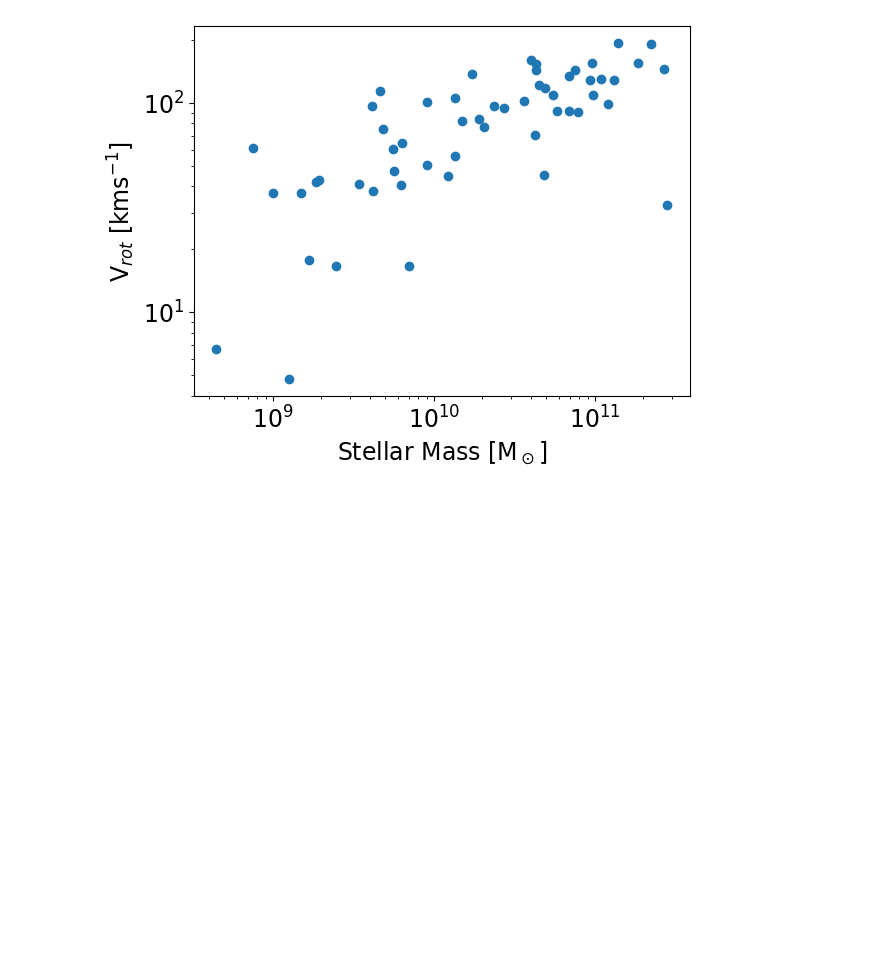
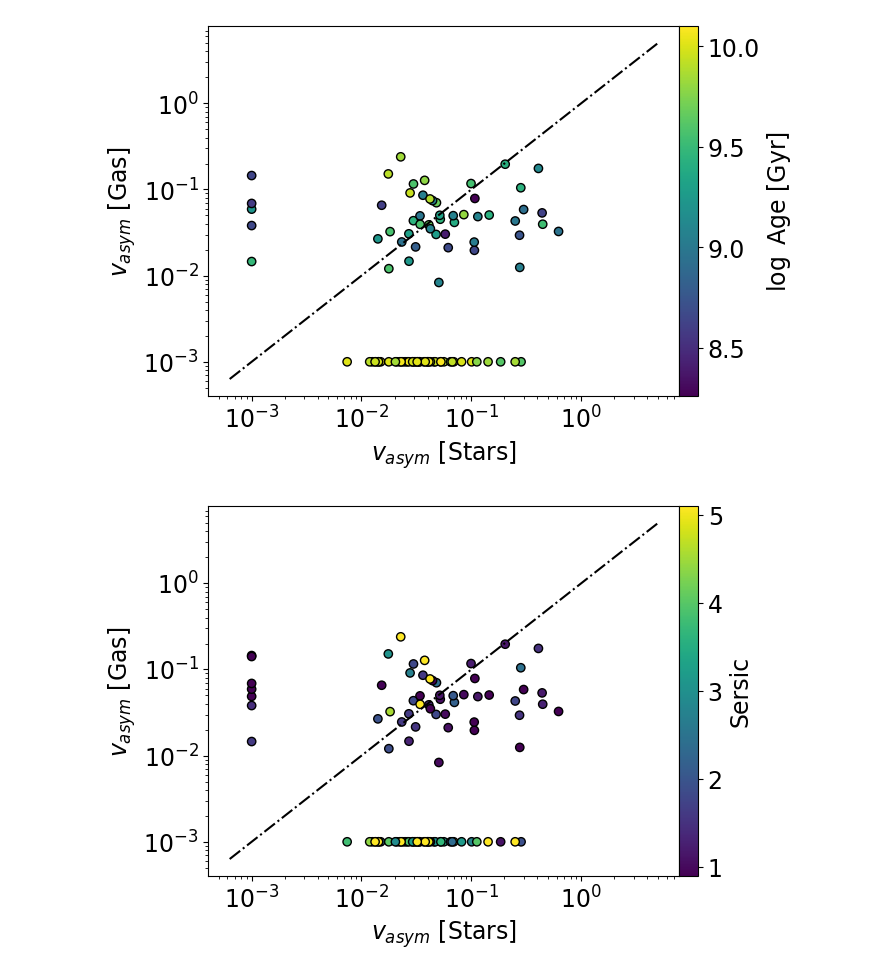
Before and after one commit to r-bagge/MAGPI_kinematics, a Jupyter notebook: plots.ipynb, the cells around one changed output. Cells and saved outputs as stored; diff of their text form; code cells hidden in the pictures; blank space fills up the shorter version.

```diff
--- a/plots.ipynb
+++ b/plots.ipynb
@@ -10,7 +10,7 @@ from astropy.cosmology import Planck18 as cosmo
 import astropy.units as u
 import pingouin
 # %%
-sample = pd.read_csv("/Users/ryanbagge/Library/CloudStorage/OneDrive-UNSW/MAGPI_csv/MAGPI_kinemetry_sample_1Re.csv")
+sample = pd.read_csv("/Users/ryanbagge/Library/CloudStorage/OneDrive-UNSW/MAGPI_csv/MAGPI_kinemetry_sample_s05.csv")
 prospect = pd.read_csv("/Users/ryanbagge/Library/CloudStorage/OneDrive-UNSW/MAGPI_csv/MAGPI_ProSpectCat_v0.1.csv")
 galfit = pd.read_csv("/Users/ryanbagge/Library/CloudStorage/OneDrive-UNSW/MAGPI_csv/MAGPI_GalfitSersicCat_v0.1.csv")
 ssp = pd.read_csv("/Users/ryanbagge/Library/CloudStorage/OneDrive-UNSW/MAGPI_csv/MAGPI_ApertureSpectra_StellarPops_V1.0_SPV.csv")
@@ -21,19 +21,31 @@ galfit = galfit[galfit["MAGPIID"].isin(sample["MAGPIID"])]
 bpt = bpt[bpt["MAGPIID"].isin(sample["MAGPIID"])]
 ssp = ssp[ssp["MAGPIID"].isin(sample["MAGPIID"])]
 master = master[master['MAGPIID'].isin(sample["MAGPIID"])]
-# %%
-vrot = sample["V_rot_g"].to_numpy()
-q = master["axrat_it"].to_numpy()
-inc = np.arccos(np.sqrt(q**2 - 0.2**2)/(1-0.2**2))
-vrot = vrot/(2*np.sin(inc))
-mass = prospect["StellarMass_median"].to_numpy()
-
-fig,ax =plt.subplots()
-ax.scatter(mass,vrot)
-ax.set_xscale("log")
-ax.set_yscale("log")
-ax.set_xlabel(r"Stellar Mass [M$_\odot$]")
-ax.set_ylabel(r"V$_{rot}$ [kms$^{-1}$]")
-plt.show()
-# %% [output]
-[figure, removed]
+# %%
+vs = sample["v_asym_s"].to_numpy()
+vg = sample["v_asym_g"].to_numpy()
+vs[np.isnan(vs)]=1e-3
+vg[np.isnan(vg)]=1e-3
+fig,ax=plt.subplots()
+p=ax.scatter(vs,vg,c=ssp["logage_LW_1re"],ec="k")
+ax.plot(np.logspace(-3.2,0.7),np.logspace(-3.2,0.7),ls="dashdot",color="k")
+ax.set_xlabel(r"$v_{asym}$ [Stars]")
+ax.set_ylabel(r"$v_{asym}$ [Gas]")
+ax.set_xscale("log")
+ax.set_yscale("log")
+cbar = plt.colorbar(p,ax=ax,fraction=0.05,pad=0.00,label=r"$\log$ Age [Gyr]")
+#cbar.ax.set_yticklabels([8.95,9.05,9.15,9.25,9.35,9.45,9.55,9.65,9.75])
+plt.savefig("/Users/ryanbagge/Library/CloudStorage/OneDrive-UNSW/MAGPI_Plots/plots/paper2/s05_gas_stars_age.pdf",bbox_inches="tight")
+
+fig,ax=plt.subplots()
+p=ax.scatter(vs,vg,c=galfit["n"],vmin=0.9,vmax=5.1,ec="k")
+ax.plot(np.logspace(-3.2,0.7),np.logspace(-3.2,0.7),ls="dashdot",color="k")
+ax.set_xlabel(r"$v_{asym}$ [Stars]")
+ax.set_ylabel(r"$v_{asym}$ [Gas]")
+ax.set_xscale("log")
+ax.set_yscale("log")
+plt.colorbar(p,ax=ax,fraction=0.05,pad=0.00,label="Sersic")
+plt.savefig("/Users/ryanbagge/Library/CloudStorage/OneDrive-UNSW/MAGPI_Plots/plots/paper2/s05_gas_stars_sersic.pdf",bbox_inches="tight")
+# %% [output]
+[figure, added]
+[figure, added]
```
Also changed, not shown: parts of 2 cells of this notebook, 1 other file.
